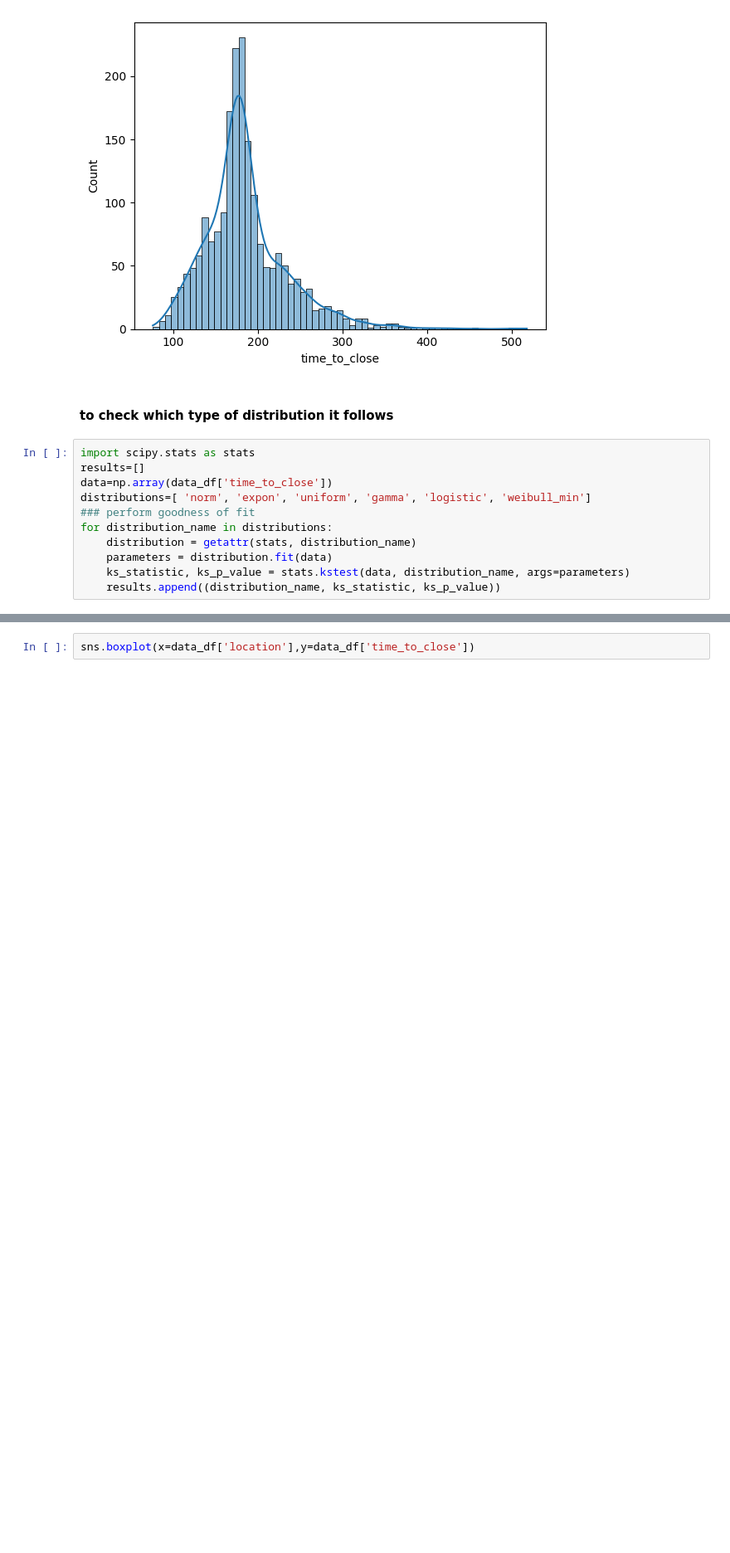
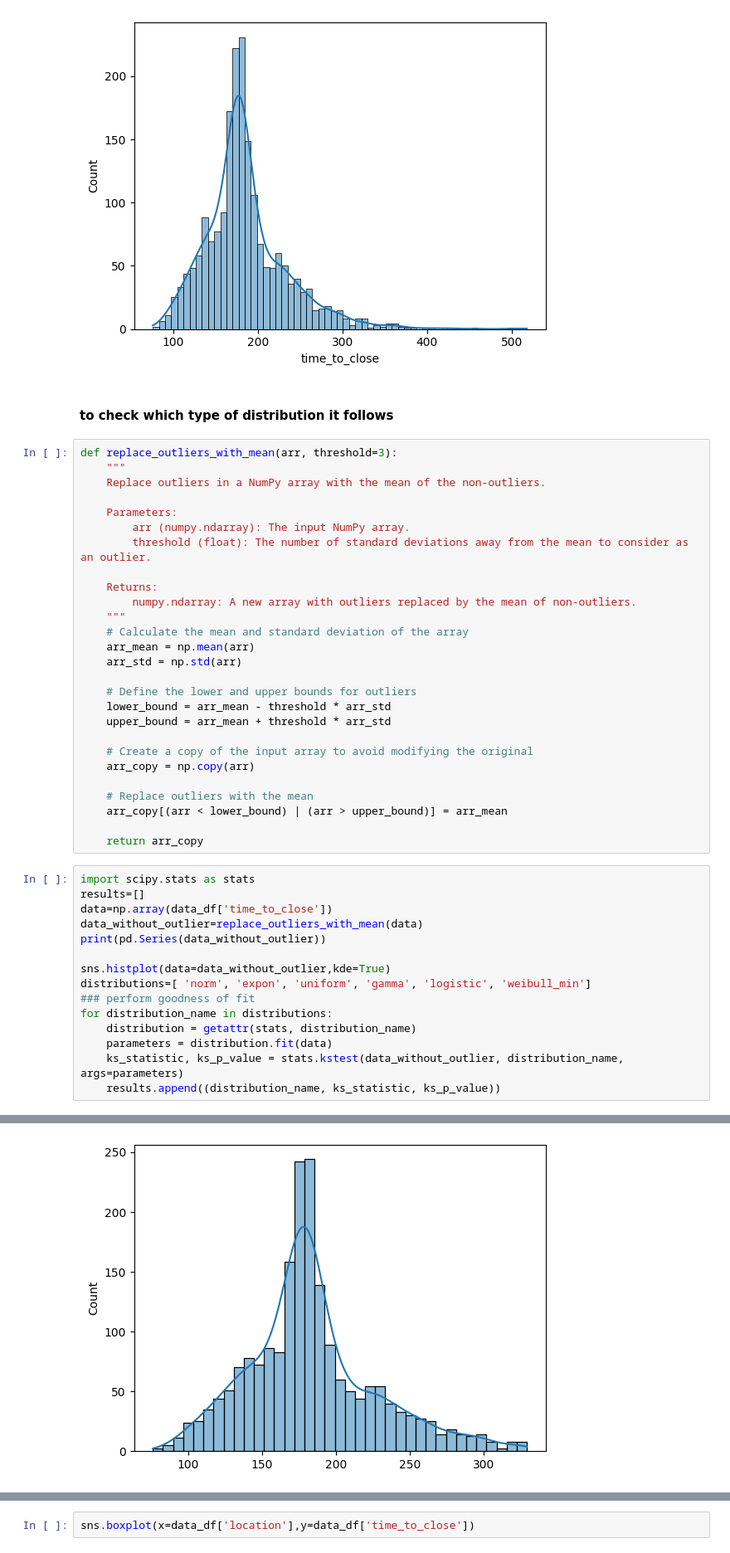
Before and after one commit to Rutu-RD/datacamp_data_analyst, a Jupyter notebook: datacamp_data_analyst.ipynb, the cells around one changed output, grey strips where cells are left out. Shown: that part at 83% size. Drawn from its saved outputs; the diff is of its cells as text; blank space fills up the shorter version.

```diff
--- a/datacamp_data_analyst.ipynb
+++ b/datacamp_data_analyst.ipynb
@@ -86,14 +86,46 @@ sns.histplot(data=data_df,x='time_to_close',kde=True)
 [figure]
 # %% [markdown]
 #### to check which type of distribution it follows
+# %%
+def replace_outliers_with_mean(arr, threshold=3):
+    """
+    Replace outliers in a NumPy array with the mean of the non-outliers.
+
+    Parameters:
+        arr (numpy.ndarray): The input NumPy array.
+        threshold (float): The number of standard deviations away from the mean to consider as an outlier.
+
+    Returns:
+        numpy.ndarray: A new array with outliers replaced by the mean of non-outliers.
+    """
+    # Calculate the mean and standard deviation of the array
+    arr_mean = np.mean(arr)
+    arr_std = np.std(arr)
+
+    # Define the lower and upper bounds for outliers
+    lower_bound = arr_mean - threshold * arr_std
+    upper_bound = arr_mean + threshold * arr_std
+
+    # Create a copy of the input array to avoid modifying the original
+    arr_copy = np.copy(arr)
+
+    # Replace outliers with the mean
+    arr_copy[(arr < lower_bound) | (arr > upper_bound)] = arr_mean
+
+    return arr_copy
 # %%
 import scipy.stats as stats
 results=[]
 data=np.array(data_df['time_to_close'])
+data_without_outlier=replace_outliers_with_mean(data)
+print(pd.Series(data_without_outlier))
+
+sns.histplot(data=data_without_outlier,kde=True)
 distributions=[ 'norm', 'expon', 'uniform', 'gamma', 'logistic', 'weibull_min']
 ### perform goodness of fit
 for distribution_name in distributions:
     distribution = getattr(stats, distribution_name)
     parameters = distribution.fit(data)
-    ks_statistic, ks_p_value = stats.kstest(data, distribution_name, args=parameters)
+    ks_statistic, ks_p_value = stats.kstest(data_without_outlier, distribution_name, args=parameters)
     results.append((distribution_name, ks_statistic, ks_p_value))
+# %% [output]
@@ -99,0 +144 @@ for distribution_name in distributions:
+[figure, added]
```
Also changed, not shown: parts of 3 cells of this notebook.
